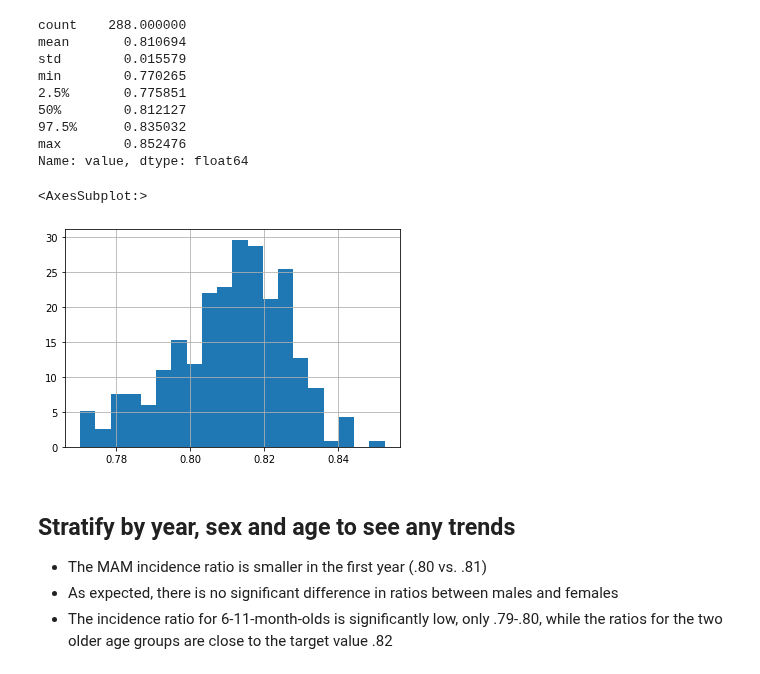
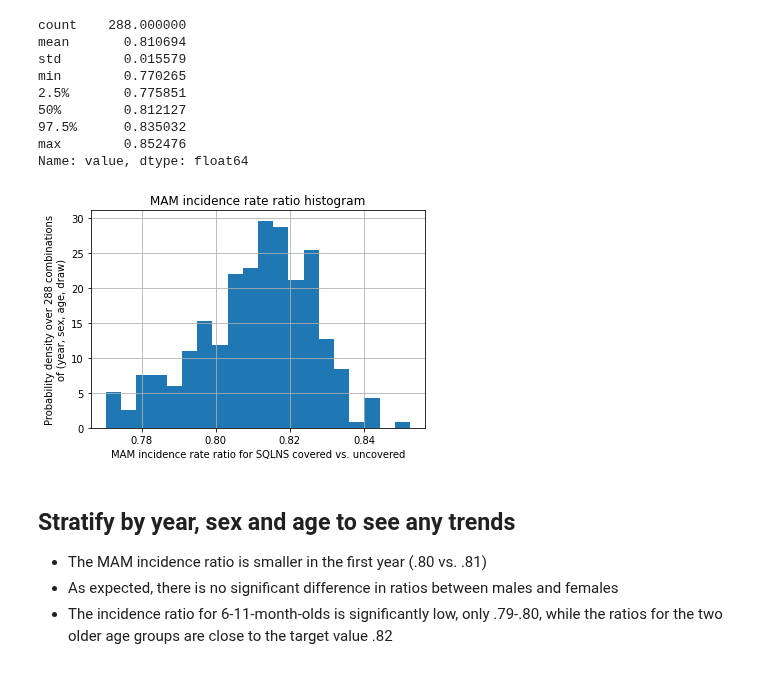
Before and after one commit to ihmeuw/vivarium_research_ciff_sam, a Jupyter notebook: model_validation/model3/2021_09_09a_ciff_sam_v3.1_vv.ipynb, the cells around one changed output. Saved outputs shown, nothing was run; the diff lists cells and outputs as text; code cells hidden in the pictures.

Commit message:
update notebook with MAM incidence ratio and plots of all quantities over time

```diff
--- a/model_validation/model3/2021_09_09a_ciff_sam_v3.1_vv.ipynb
+++ b/model_validation/model3/2021_09_09a_ciff_sam_v3.1_vv.ipynb
@@ -508,9 +609,11 @@ max        0.852476
 Name: value, dtype: float64
 # %%
 mam_incidence_rate_ratio.value.hist(bins=20, density=True)
+plt.xlabel("MAM incidence rate ratio for SQLNS covered vs. uncovered")
+plt.ylabel("Probability density over 288 combinations\nof (year, sex, age, draw)")
+plt.title("MAM incidence rate ratio histogram");
 # %% [output]
-<AxesSubplot:>
-[figure, old version]
+[figure, new version]
 # %% [markdown]
 ## Stratify by year, sex and age to see any trends
 
```
Also changed, not shown: parts of 69 cells of this notebook.
